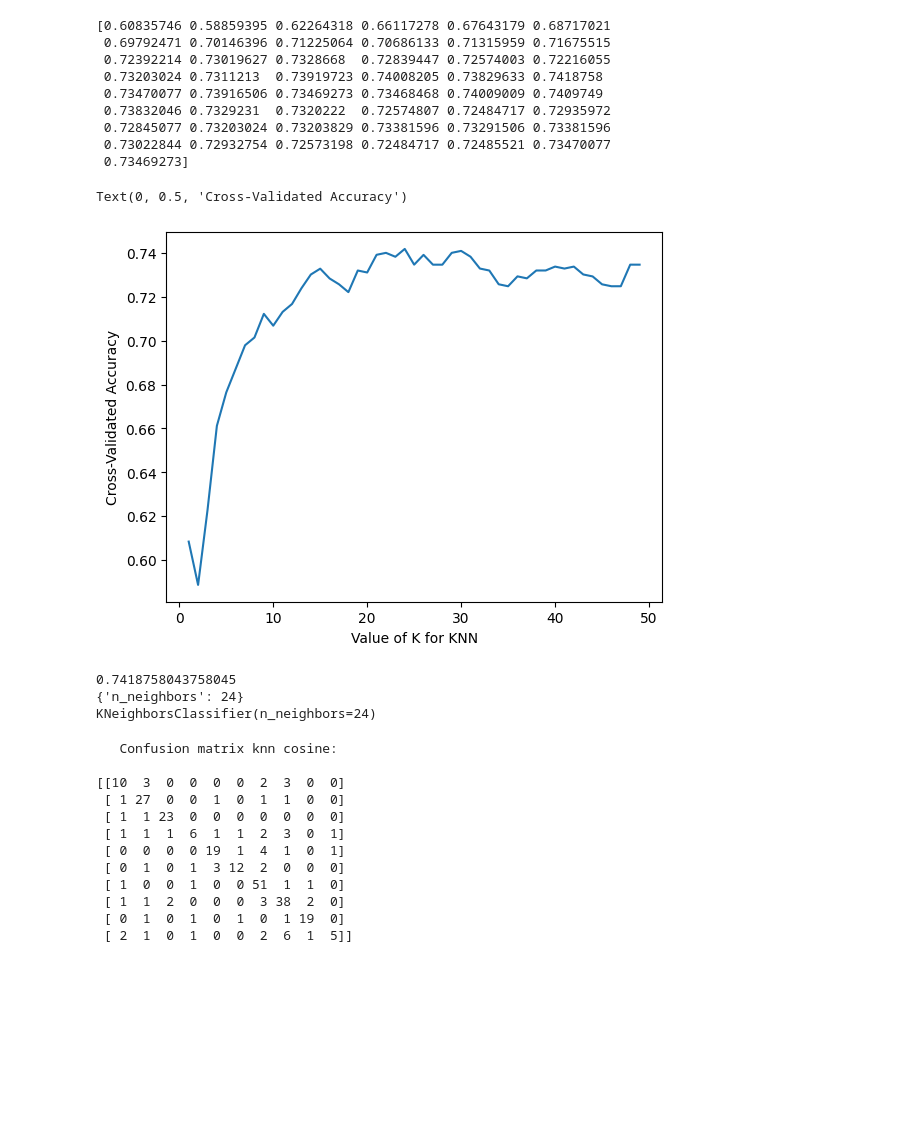
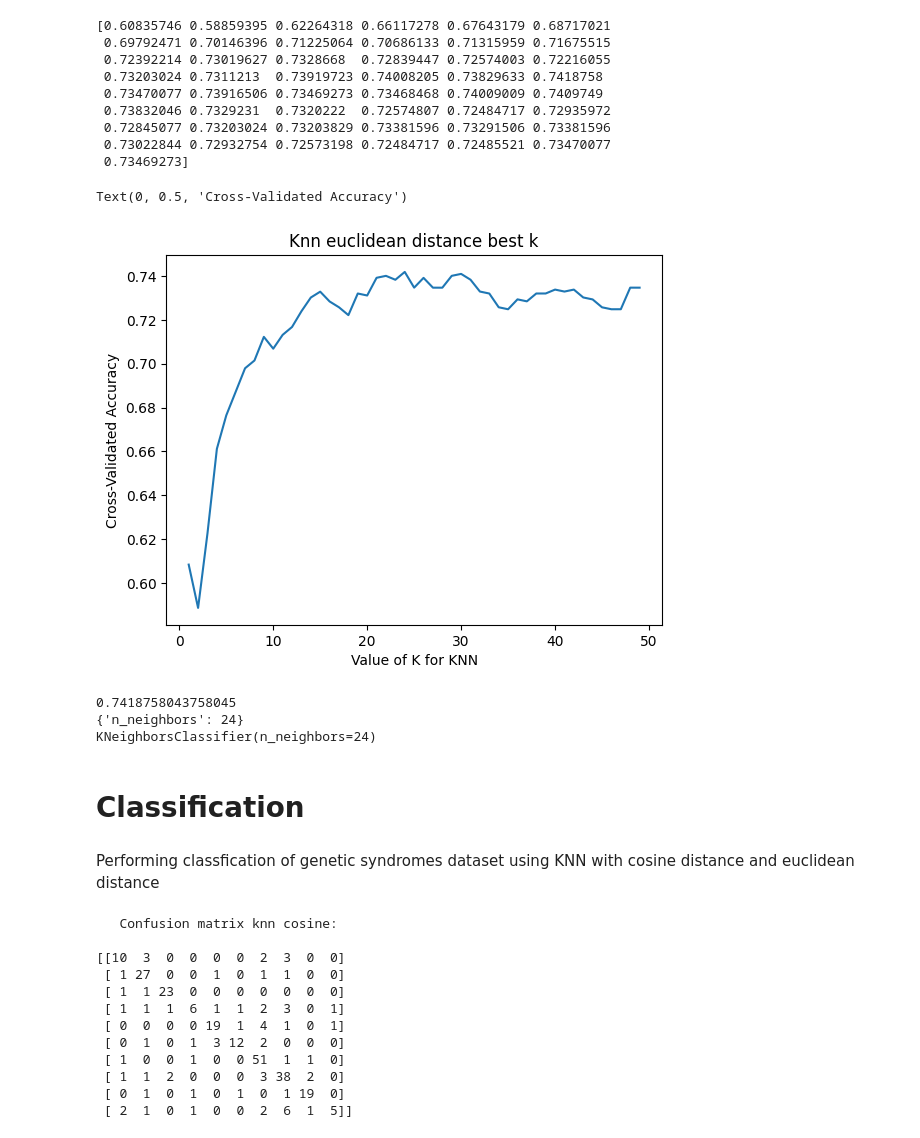
Before and after one commit to rafael-alencar29/KNN_classifier, a Jupyter notebook: KNN_classfier_cosine_euclidean.ipynb, the cells around one changed output. Saved outputs shown, nothing was run; the diff lists cells and outputs as text; code cells hidden in the pictures; blank space fills up the shorter version.

```diff
--- a/KNN_classfier_cosine_euclidean.ipynb
+++ b/KNN_classfier_cosine_euclidean.ipynb
@@ -91,10 +59,10 @@ dict_keys(['3543'])
 count = 0
 test = {}
 my_list = []
-for i in obj['300000082']:
-    for j in obj['300000082'][i].keys():
-        my_list.append(obj['300000082'][i][j])
+for i in obj['700018215']:
+    for j in obj['700018215'][i].keys():
+        my_list.append(obj['700018215'][i][j])
         count += 1
 
-print(len(my_list))
-print(type(my_list[0]))
+#print(len(my_list))
+#print(type(my_list[0]))
@@ -343,12 +323,13 @@ print(grid_mean_scores)
  0.73022844 0.72932754 0.72573198 0.72484717 0.72485521 0.73470077
  0.73469273]
 # %%
+plt.title('Knn euclidean distance best k')
 plt.plot(k_range, grid_mean_scores)
 plt.xlabel('Value of K for KNN')
 plt.ylabel('Cross-Validated Accuracy')
 # %% [output]
 Text(0, 0.5, 'Cross-Validated Accuracy')
-[figure, old version]
+[figure, new version]
 # %%
 print(grid.best_score_)
 print(grid.best_params_)
@@ -357,6 +338,10 @@ print(grid.best_estimator_)
 0.7418758043758045
 {'n_neighbors': 24}
 KNeighborsClassifier(n_neighbors=24)
+# %% [markdown]
+# Classification
+# %% [markdown]
+Performing classfication of genetic syndromes dataset using KNN with cosine distance and euclidean distance
 # %%
 X_train, X_test, y_train, y_test = train_test_split(X,y, test_size=0.25, random_state=21)
 # %%
```
Also changed, not shown: parts of 39 cells of this notebook, 2 other files.
